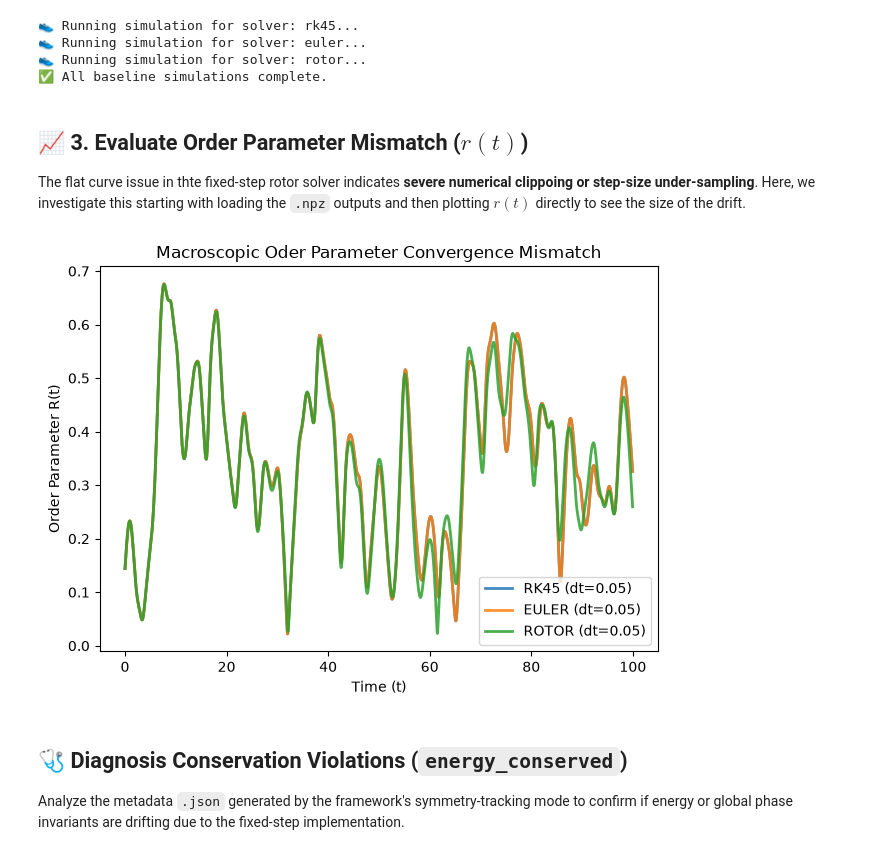
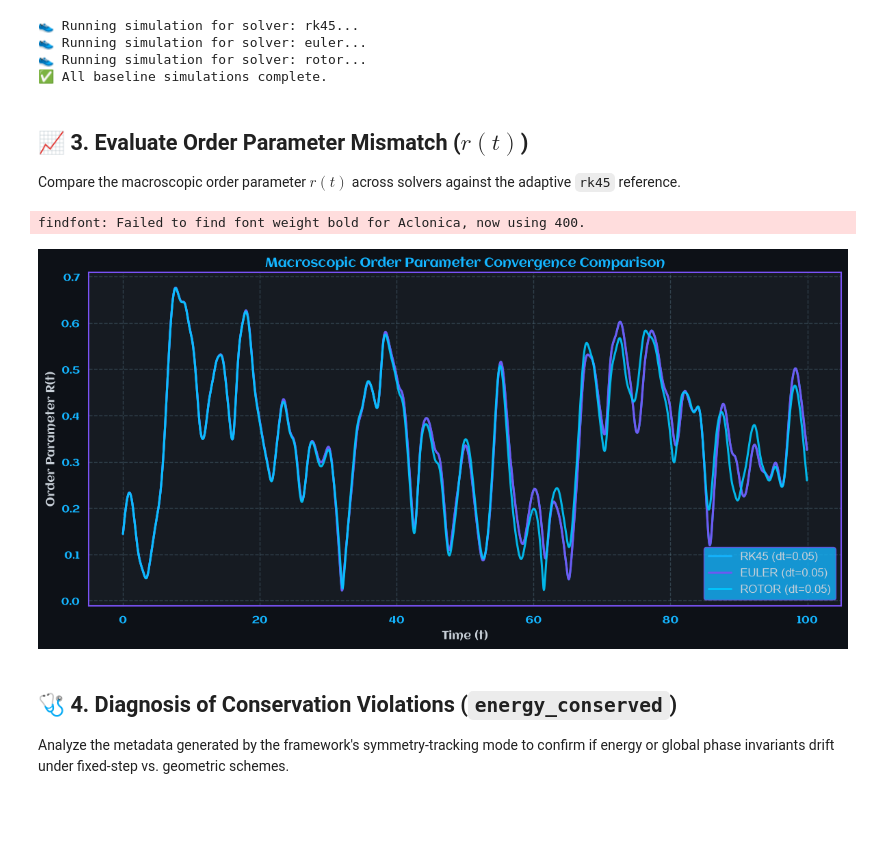
Before and after one commit to Scriber-Labs/kuramoto-benchmark-suite, a Jupyter notebook: examples/notebooks/demo-3.ipynb, the cells around one changed output. Saved outputs shown, nothing was run; the diff lists cells and outputs as text; code cells hidden in the pictures; blank space fills up the shorter version.

Commit message:
expanded structural metrics validation with advanced spectral analysis and themed visualizations

```diff
--- a/examples/notebooks/demo-3.ipynb
+++ b/examples/notebooks/demo-3.ipynb
@@ -4,13 +4,20 @@ This notebook  automates the validation process for the `Kuramoto Benchmark Suit
 # %%
 import json
 import subprocess
+import os
 import numpy as np
 import matplotlib.pyplot as plt
 import seaborn as sns
-import os
 
-# Set visualization style
-sns.set_theme(style='whitegrid')
-plt.rcParams['figure.figsize'] = [12, 6]
-plt.rcParams['font.size'] = 12
+from kuramoto.order_parameter import compute_order_parameter, track_lie_symmetries
+from kuramoto.solvers import RotorSolver
+from kuramoto.analysis.viz import (
+    set_style,
+    SCRIBER_PALETTE,
+    get_colormap,
+    _apply_aclonica_font,
+)
+
+# Set visualization style to project standard
+set_style()
 # %% [markdown]
@@ -60,33 +67,47 @@ print("✅ All baseline simulations complete.")
 👟 Running simulation for solver: euler...
 👟 Running simulation for solver: rotor...
 ✅ All baseline simulations complete.
-# %% [markdown]
-## 📈 3. Evaluate Order Parameter Mismatch ($r(t)$)
-The flat curve issue in thte fixed-step rotor solver indicates **severe numerical clippoing or step-size under-sampling**. Here, we investigate this starting with loading the `.npz` outputs and then plotting $r(t)$ directly to see the size of the drift.
+# %% [markdown]
+## 📈 3. Evaluate Order Parameter Mismatch ($r(t)$)
+Compare the macroscopic order parameter $r(t)$ across solvers against the adaptive `rk45` reference.
 # %%
-from kuramoto.order_parameter import compute_order_parameter
+set_style()
+fig, ax = plt.subplots(figsize=(12, 6))
 
-plt.figure()
+colors = {
+    'rk45': SCRIBER_PALETTE['accent_cyan'],
+    'euler': SCRIBER_PALETTE['accent_purple'],
+    'rotor': SCRIBER_PALETTE['accent_teal'],
+}
 
 for solver in solvers:
     data_path = f'data/benchmark/{solver}.npz'
     if os.path.exists(data_path):
         data = np.load(data_path)
         phases = data['theta']    # (T, N) phase array
         r = compute_order_parameter(phases)    # (T,) order parameter array
         t = np.arange(phases.shape[0]) * base_config['dt']
 
-        plt.plot(t, r, label=f"{solver.upper()} (dt={base_config['dt']})", alpha=0.85, linewidth=2)
+        ax.plot(
+            t,
+            r,
+            label=f"{solver.upper()} (dt={base_config['dt']})",
+            color=colors.get(solver, SCRIBER_PALETTE['accent_cyan']),
+            alpha=0.9,
+            linewidth=2.2,
+        )
 
-plt.xlabel('Time (t)')
-plt.ylabel('Order Parameter R(t)')
-plt.title('Macroscopic Oder Parameter Convergence Mismatch')
-plt.legend(loc='lower right')
+ax.set_xlabel('Time (t)', fontsize=12)
+ax.set_ylabel('Order Parameter R(t)', fontsize=12)
+ax.set_title('Macroscopic Order Parameter Convergence Comparison', fontsize=14, fontweight='bold')
+ax.legend(loc='lower right', frameon=True, framealpha=0.8)
+_apply_aclonica_font(ax)
 plt.tight_layout()
 plt.show()
 # %% [output]
+findfont: Failed to find font weight bold for Aclonica, now using 400.
-[figure, old version]
+[figure, new version]
 # %% [markdown]
-## 🩺 Diagnosis Conservation Violations (`energy_conserved`)
-Analyze the metadata `.json` generated by the framework's symmetry-tracking mode to confirm if energy or global phase invariants are drifting due to the fixed-step implementation.
+## 🩺 4. Diagnosis of Conservation Violations (`energy_conserved`)
+Analyze the metadata generated by the framework's symmetry-tracking mode to confirm if energy or global phase invariants drift under fixed-step vs. geometric schemes.
 # %%
```
Also changed, not shown: parts of 7 cells of this notebook, 1 other file.
